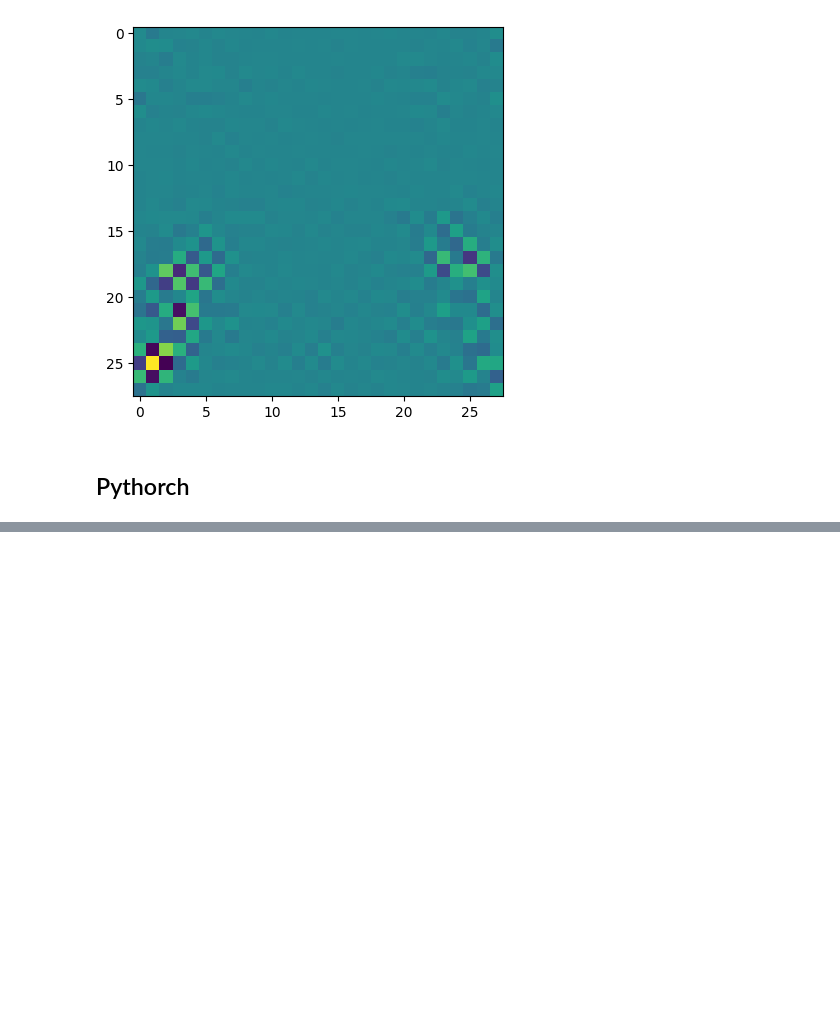
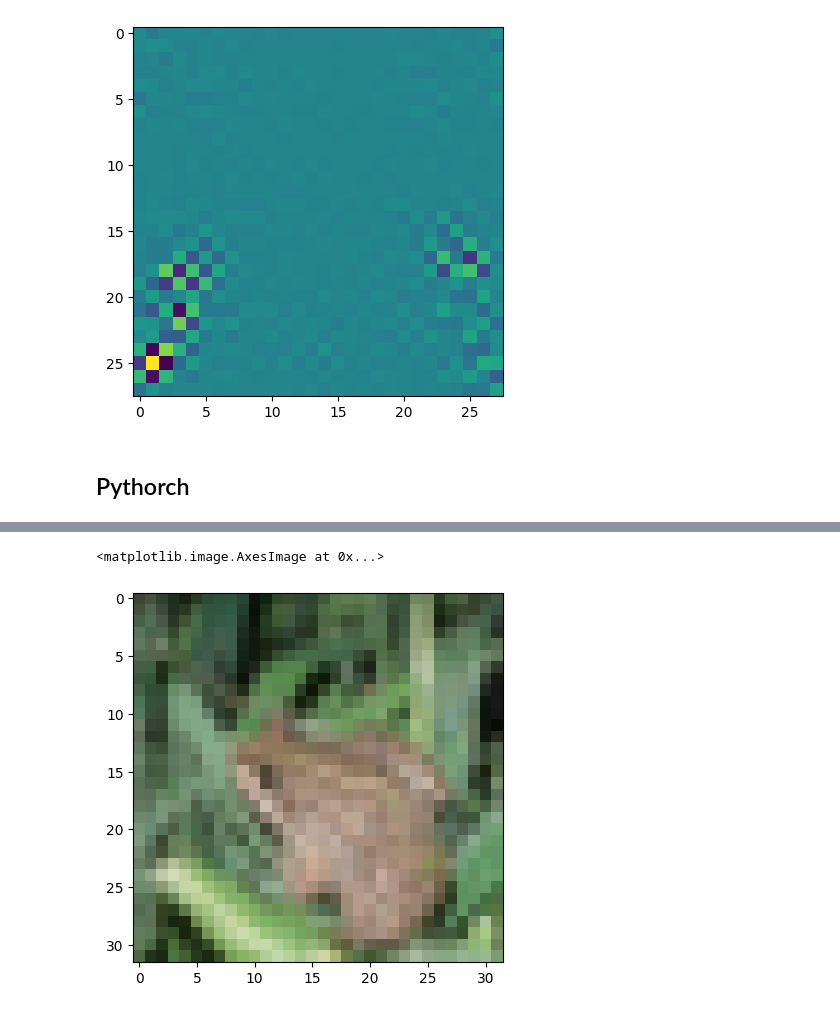
Before and after one commit to giulionenna/ML_DL_LABS, a Jupyter notebook: Lab1/ML_DL_Lab1.ipynb, the cells around one changed output, grey strips where cells are left out. Saved outputs shown, nothing was run; the diff lists cells and outputs as text; code cells hidden in the pictures; blank space fills up the shorter version.

```diff
--- a/Lab1/ML_DL_Lab1.ipynb
+++ b/Lab1/ML_DL_Lab1.ipynb
@@ -118,0 +164,48 @@ t3 = torch.matmul(t1,t2)
+# %%
+import torch
+import pandas as pd
+from torch.utils.data import Dataset
+from torchvision import transforms
+import numpy as np
+
+class DatasetCIFAR(Dataset):
+    def __init__(self, file_path):
+
+        def unpickle(file):
+            import pickle
+            with open(file, 'rb') as fo:
+                dict = pickle.load(fo, encoding='bytes')
+            return dict
+
+        self.data = np.empty([1, 32, 32, 3], dtype=int)
+        self.labels = np.empty(1, dtype=int)
+        for file in file_path:
+            batch = unpickle(file)
+            data_tmp = batch[b'data'].reshape(len(batch[b'data']), 3, 32, 32).transpose(0,2,3,1)
+            labels_tmp = batch[b'labels']
+            self.data = np.append(self.data, data_tmp, axis=0)
+            self.labels = np.append(self.labels, labels_tmp, axis = 0)
+
+        self.data = self.data[1:,:,:,:]
+        self.labels = self.labels[1:]
+
+
+    def __len__(self):
+        return len(self.labels)
+
+    def __getitem__(self, index):
+        image =self.data[index]
+        label = self.labels[index]
+        return image, label
+# %%
+trainset = DatasetCIFAR(['cifar-10-python/cifar-10-batches-py/data_batch_1',
+                       'cifar-10-python/cifar-10-batches-py/data_batch_2',
+                       'cifar-10-python/cifar-10-batches-py/data_batch_3',
+                       'cifar-10-python/cifar-10-batches-py/data_batch_4',
+                       'cifar-10-python/cifar-10-batches-py/data_batch_5'])
+testset = DatasetCIFAR(['cifar-10-python/cifar-10-batches-py/test_batch'])
+img, label =testset[4]
+plt.imshow(img)
+# %% [output]
+<matplotlib.image.AxesImage at 0x...>
+[figure, added]
```
Also changed, not shown: parts of 6 cells of this notebook, 1 other file.
